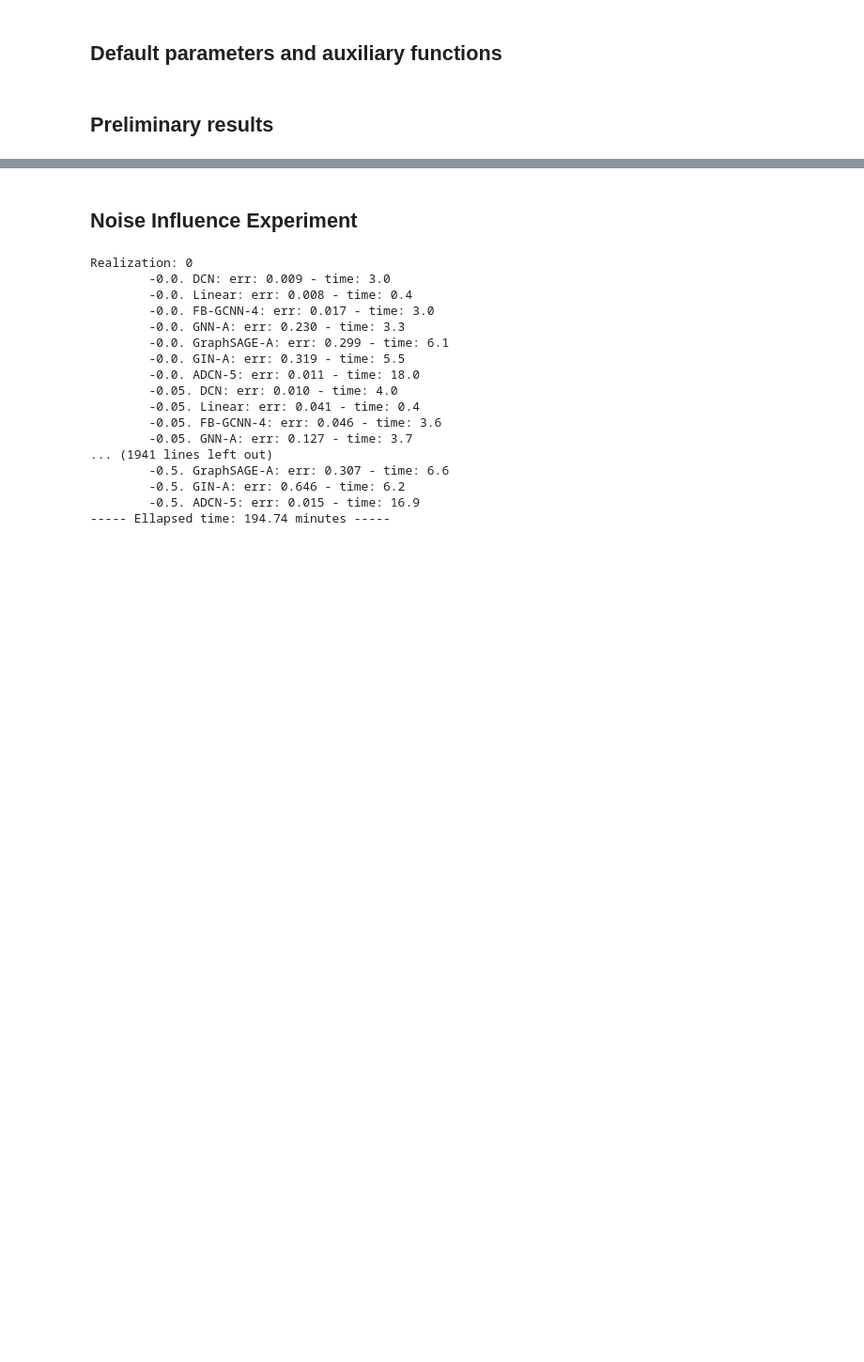
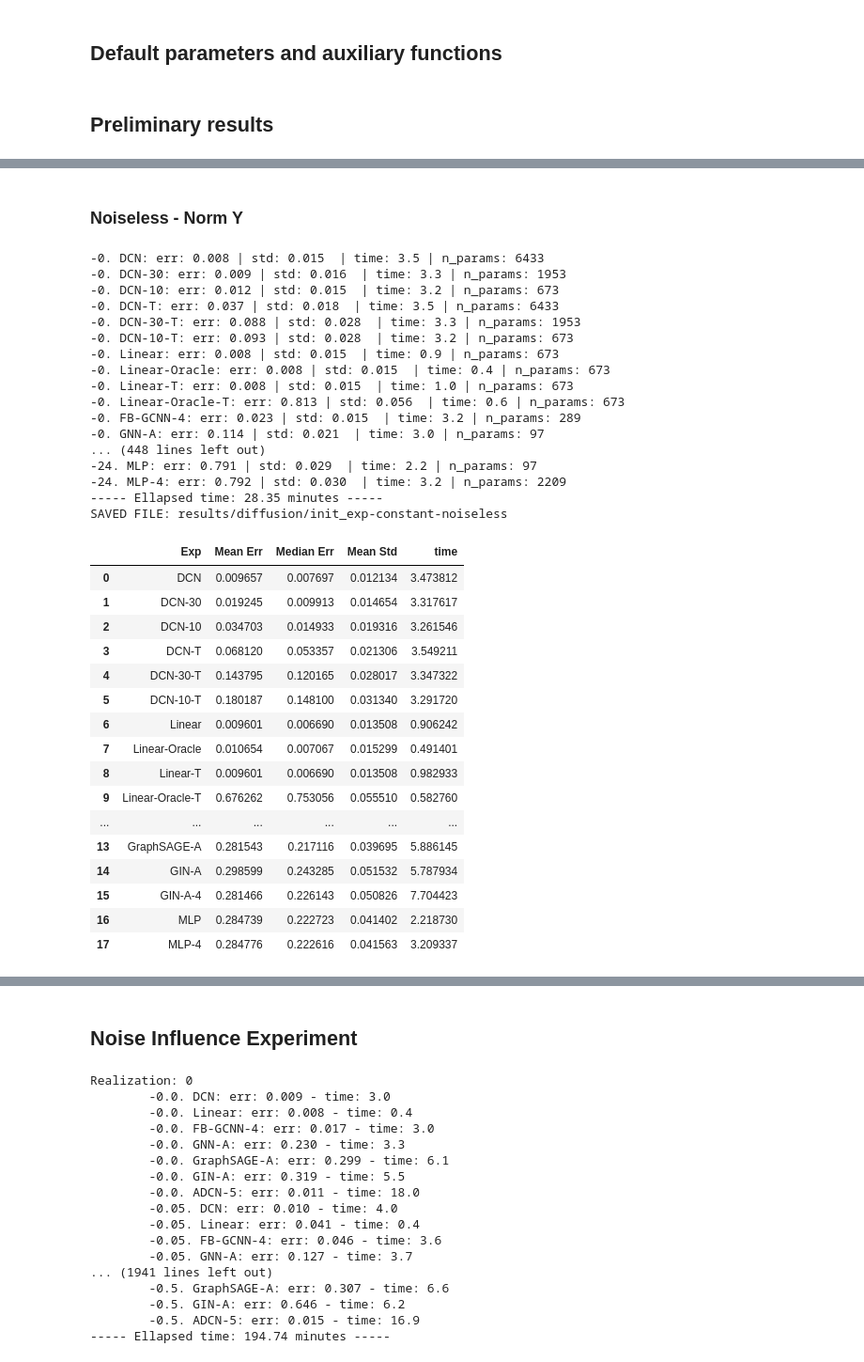
Before and after one commit to reysam93/dag_conv_nn, a Jupyter notebook: diffusion_learning.ipynb, the cells around one changed output, grey strips where cells are left out. Shown at 94% size. Cells and saved outputs as stored; diff of their text form; code cells hidden in the pictures; blank space fills up the shorter version.

```diff
--- a/diffusion_learning.ipynb
+++ b/diffusion_learning.ipynb
@@ -275,0 +308,56 @@ err, std, times = run_exp(data_p, default_arch_args, mod_p_init, Exps, verb=verb
+# %% [markdown]
+### Noiseless - Norm Y
+# %%
+mod_p_init = default_mod_p.copy()
+mod_p_init['pat'] = 50
+
+data_p_aux = data_p.copy()
+data_p_aux['n_p_x'] = 0
+data_p_aux['n_p_y'] = 0
+
+err, std, times = run_exp(data_p_aux, default_arch_args, mod_p_init, Exps, verb=verb)
+
+# DEFAULT PARAMETERS
+if SAVE:
+    file_name = PATH + f'init_exp-{data_p["src_t"]}-noiseless'
+    np.savez(file_name, err=err, std=std, times=times)
+    print('SAVED FILE:', file_name)
+
+leg = [exp['leg'] for exp in Exps]
+
+utils.display_data(leg, err, std, times)
+# %% [output]
+-0. DCN: err: 0.008 | std: 0.015  | time: 3.5 | n_params: 6433
+-0. DCN-30: err: 0.009 | std: 0.016  | time: 3.3 | n_params: 1953
+-0. DCN-10: err: 0.012 | std: 0.015  | time: 3.2 | n_params: 673
+-0. DCN-T: err: 0.037 | std: 0.018  | time: 3.5 | n_params: 6433
+-0. DCN-30-T: err: 0.088 | std: 0.028  | time: 3.3 | n_params: 1953
+-0. DCN-10-T: err: 0.093 | std: 0.028  | time: 3.2 | n_params: 673
+-0. Linear: err: 0.008 | std: 0.015  | time: 0.9 | n_params: 673
+-0. Linear-Oracle: err: 0.008 | std: 0.015  | time: 0.4 | n_params: 673
+-0. Linear-T: err: 0.008 | std: 0.015  | time: 1.0 | n_params: 673
+-0. Linear-Oracle-T: err: 0.813 | std: 0.056  | time: 0.6 | n_params: 673
+-0. FB-GCNN-4: err: 0.023 | std: 0.015  | time: 3.2 | n_params: 289
+-0. GNN-A: err: 0.114 | std: 0.021  | time: 3.0 | n_params: 97
+... (448 lines left out)
+-24. MLP: err: 0.791 | std: 0.029  | time: 2.2 | n_params: 97
+-24. MLP-4: err: 0.792 | std: 0.030  | time: 3.2 | n_params: 2209
+----- Ellapsed time: 28.35 minutes -----
+SAVED FILE: results/diffusion/init_exp-constant-noiseless
+|  | Exp | Mean Err | Median Err | Mean Std | time |
+| 0 | DCN | 0.009657 | 0.007697 | 0.012134 | 3.473812 |
+| 1 | DCN-30 | 0.019245 | 0.009913 | 0.014654 | 3.317617 |
+| 2 | DCN-10 | 0.034703 | 0.014933 | 0.019316 | 3.261546 |
+| 3 | DCN-T | 0.068120 | 0.053357 | 0.021306 | 3.549211 |
+| 4 | DCN-30-T | 0.143795 | 0.120165 | 0.028017 | 3.347322 |
+| 5 | DCN-10-T | 0.180187 | 0.148100 | 0.031340 | 3.291720 |
+| 6 | Linear | 0.009601 | 0.006690 | 0.013508 | 0.906242 |
+| 7 | Linear-Oracle | 0.010654 | 0.007067 | 0.015299 | 0.491401 |
+| 8 | Linear-T | 0.009601 | 0.006690 | 0.013508 | 0.982933 |
+| 9 | Linear-Oracle-T | 0.676262 | 0.753056 | 0.055510 | 0.582760 |
+| ... | ... | ... | ... | ... | ... |
+| 13 | GraphSAGE-A | 0.281543 | 0.217116 | 0.039695 | 5.886145 |
+| 14 | GIN-A | 0.298599 | 0.243285 | 0.051532 | 5.787934 |
+| 15 | GIN-A-4 | 0.281466 | 0.226143 | 0.050826 | 7.704423 |
+| 16 | MLP | 0.284739 | 0.222723 | 0.041402 | 2.218730 |
+| 17 | MLP-4 | 0.284776 | 0.222616 | 0.041563 | 3.209337 |
```
Also changed, not shown: parts of 11 cells of this notebook, 11 other files.
